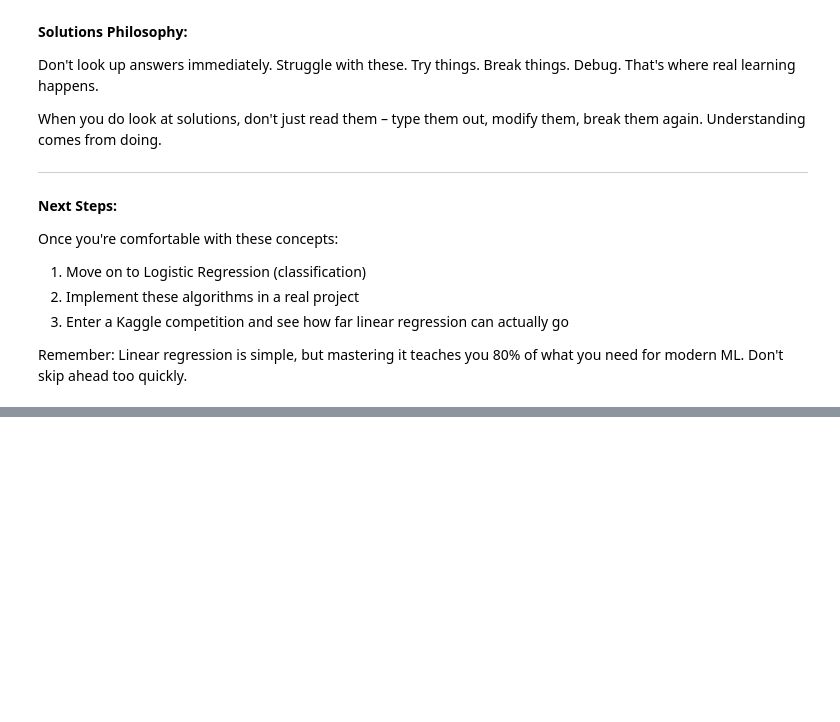
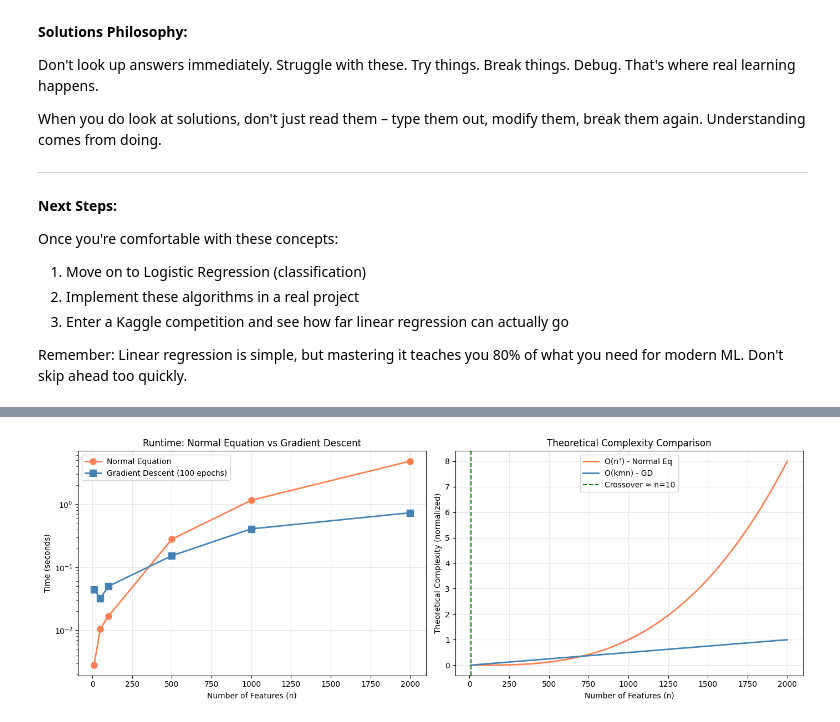
Before and after one commit to maxvyquincy9393/Deep-Dive-into-ML, a Jupyter notebook: Module_01_Linear_Regression/Module_01_Linear_Regression.ipynb, the cells around one changed output, grey strips where cells are left out. Saved outputs shown, nothing was run; the diff lists cells and outputs as text; code cells hidden in the pictures; blank space fills up the shorter version.

```diff
--- a/Module_01_Linear_Regression/Module_01_Linear_Regression.ipynb
+++ b/Module_01_Linear_Regression/Module_01_Linear_Regression.ipynb
@@ -2725,0 +3547,97 @@ Remember: Linear regression is simple, but mastering it teaches you 80% of what
+# %%
+# computational complexity benchmark
+import numpy as np
+import time
+import matplotlib.pyplot as plt
+
+def benchmark_complexity():
+    """Benchmark Normal Equation vs GD across different sizes."""
+
+    # vary number of features
+    n_features = [10, 50, 100, 500, 1000, 2000]
+    m_samples = 5000
+
+    ne_times = []
+    gd_times = []
+
+    print("Benchmarking: Normal Equation vs Gradient Descent")
+    print("="*70)
+    print(f"Fixed: m = {m_samples} samples")
+    print(f"Varying: n = {n_features} features")
+    print("-"*70)
+
+    for n in n_features:
+        np.random.seed(42)
+        X = np.random.randn(m_samples, n)
+        X_b = np.c_[np.ones((m_samples, 1)), X]
+        y = np.random.randn(m_samples)
+
+        # time normal equation
+        start = time.time()
+        try:
+            theta_ne = np.linalg.pinv(X_b.T @ X_b) @ X_b.T @ y
+            ne_time = time.time() - start
+        except:
+            ne_time = float('inf')
+        ne_times.append(ne_time)
+
+        # time gradient descent (100 epochs)
+        start = time.time()
+        theta = np.zeros(n + 1)
+        for _ in range(100):
+            grad = X_b.T @ (X_b @ theta - y) / m_samples
+            theta = theta - 0.01 * grad
+        gd_time = time.time() - start
+        gd_times.append(gd_time)
+
+        ratio = ne_time / gd_time if gd_time > 0 else float('inf')
+        winner = "GD" if gd_time < ne_time else "NE"
+        print(f"n={n:4d} | NE: {ne_time:.4f}s | GD: {gd_time:.4f}s | Ratio: {ratio:.1f}x | Winner: {winner}")
+
+    return n_features, ne_times, gd_times
+
+n_features, ne_times, gd_times = benchmark_complexity()
+
+# visualization
+fig, axes = plt.subplots(1, 2, figsize=(14, 5))
+
+# plot 1: absolute times
+axes[0].plot(n_features, ne_times, 'o-', linewidth=2, markersize=8, label='Normal Equation', color='coral')
+axes[0].plot(n_features, gd_times, 's-', linewidth=2, markersize=8, label='Gradient Descent (100 epochs)', color='steelblue')
+axes[0].set_xlabel('Number of Features (n)')
+axes[0].set_ylabel('Time (seconds)')
+axes[0].set_title('Runtime: Normal Equation vs Gradient Descent')
+axes[0].legend()
+axes[0].grid(True, alpha=0.3)
+axes[0].set_yscale('log')
+
+# plot 2: theoretical complexity
+n_theory = np.linspace(10, 2000, 100)
+m = 5000
+# O(n^3) for normal equation (dominant term)
+ne_theory = (n_theory ** 3) / 1e9  # normalize
+# O(mn) for GD per epoch, 100 epochs
+gd_theory = (100 * m * n_theory) / 1e9  # normalize
+
+axes[1].plot(n_theory, ne_theory, '-', linewidth=2, label='O(n³) - Normal Eq', color='coral')
+axes[1].plot(n_theory, gd_theory, '-', linewidth=2, label='O(kmn) - GD', color='steelblue')
+axes[1].set_xlabel('Number of Features (n)')
+axes[1].set_ylabel('Theoretical Complexity (normalized)')
+axes[1].set_title('Theoretical Complexity Comparison')
+axes[1].legend()
+axes[1].grid(True, alpha=0.3)
+
+# mark crossover point
+crossover_idx = np.argmin(np.abs(ne_theory - gd_theory))
+axes[1].axvline(n_theory[crossover_idx], color='green', linestyle='--',
+                label=f'Crossover ≈ n={int(n_theory[crossover_idx])}')
+axes[1].legend()
+
+plt.tight_layout()
+plt.show()
+
+print("\n" + "="*70)
+print("Key Insight: As n grows, the O(n³) term dominates and Normal Equation")
+print("becomes impractical. Gradient Descent's O(mn) per epoch scales better.")
+print("="*70)
+# %% [output]
@@ -2725,0 +3655 @@ Remember: Linear regression is simple, but mastering it teaches you 80% of what
+[figure, added]
```
Also changed, not shown: parts of 22 cells of this notebook, 32 other files.
